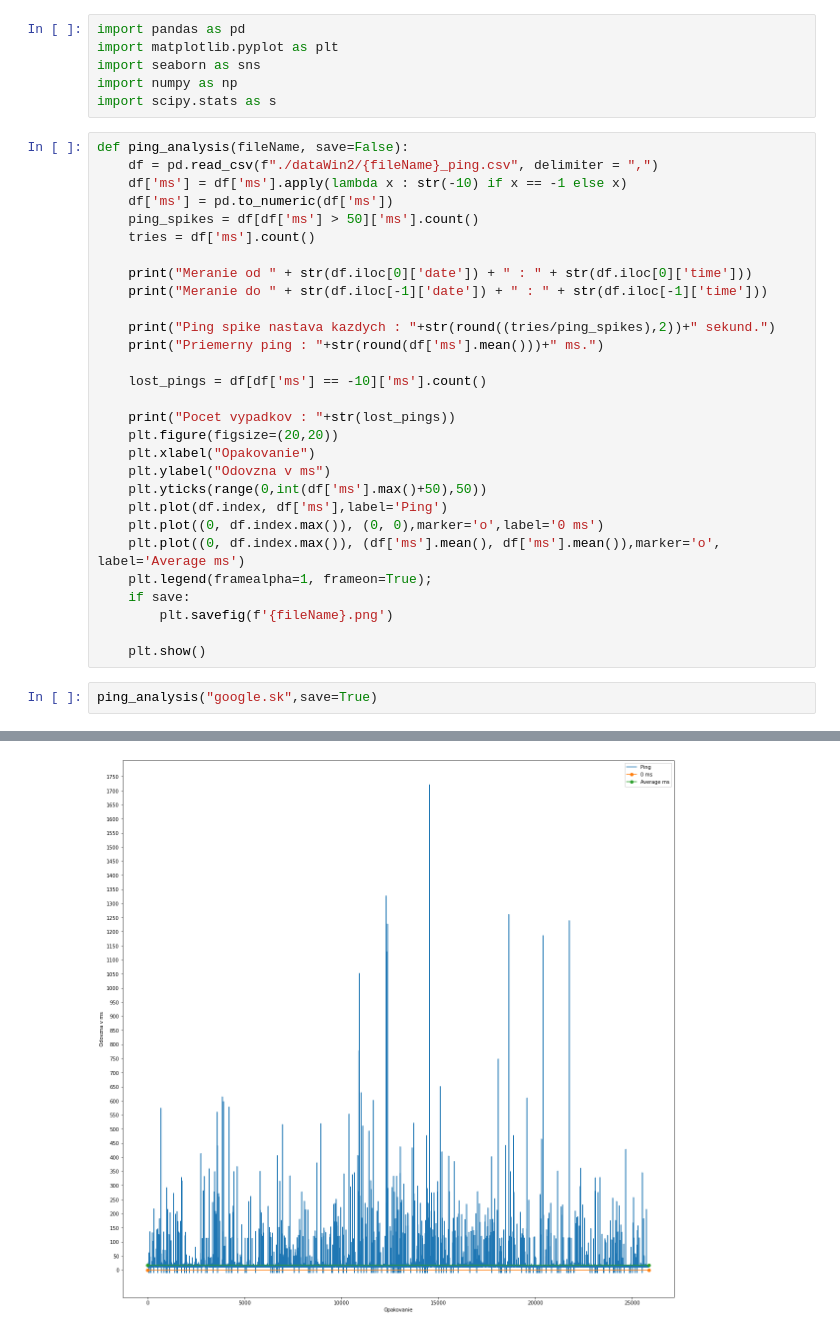
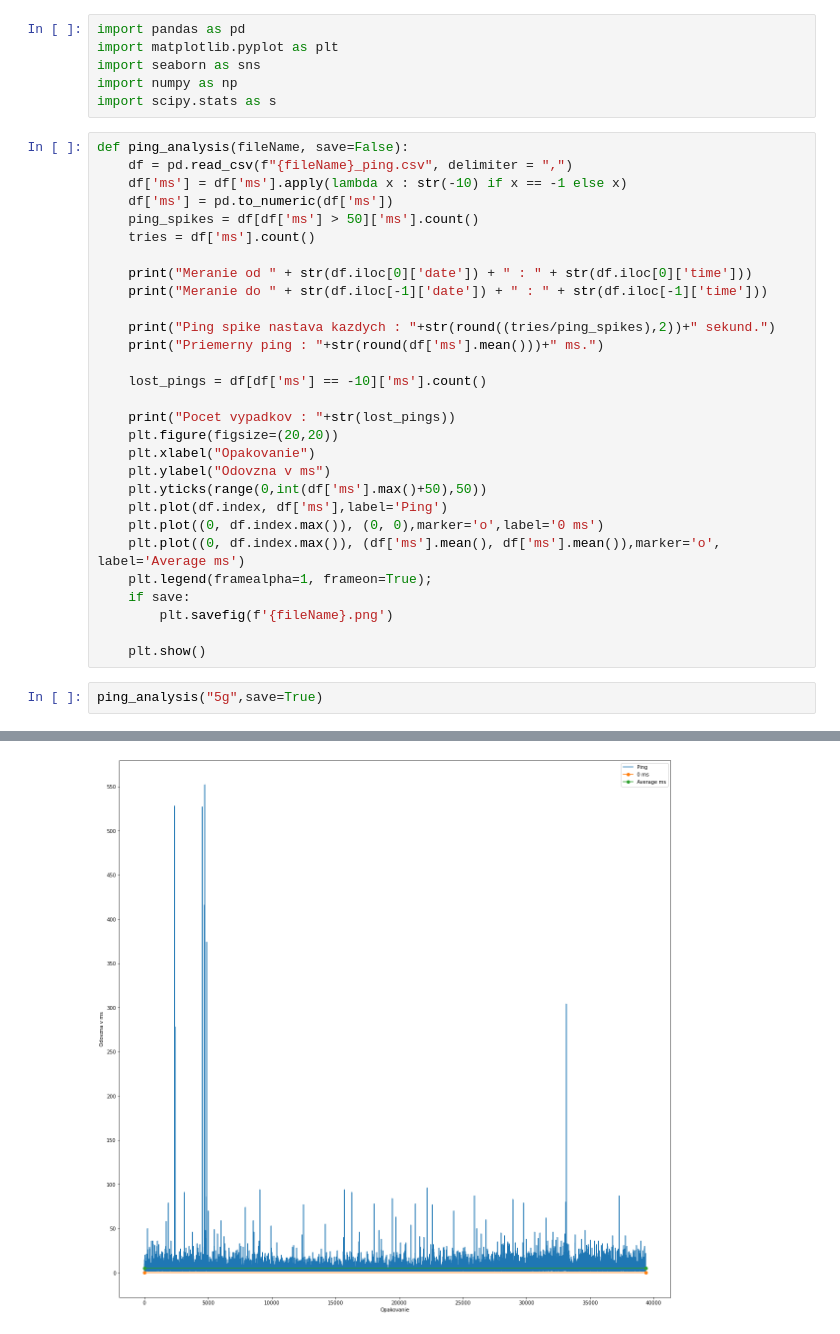
Before and after one commit to williambrach/ping-analysis, a Jupyter notebook: ping_analytics.ipynb, the cells around one changed output, grey strips where cells are left out. Cells and saved outputs as stored; diff of their text form.

```diff
--- a/ping_analytics.ipynb
+++ b/ping_analytics.ipynb
@@ -6,7 +6,7 @@ import numpy as np
 import scipy.stats as s
 # %%
 def ping_analysis(fileName, save=False):
-    df = pd.read_csv(f"./dataWin2/{fileName}_ping.csv", delimiter = ",")
+    df = pd.read_csv(f"{fileName}_ping.csv", delimiter = ",")
     df['ms'] = df['ms'].apply(lambda x : str(-10) if x == -1 else x)
     df['ms'] = pd.to_numeric(df['ms'])
     ping_spikes = df[df['ms'] > 50]['ms'].count()
@@ -34,5 +34,5 @@ def ping_analysis(fileName, save=False):
 
     plt.show()
 # %%
-ping_analysis("google.sk",save=True)
+ping_analysis("5g",save=True)
 # %% [output]
@@ -44,2 +44,2 @@ Pocet vypadkov : 163
-[figure, old version]
+[figure, new version]
 # %%
```
Also changed, not shown: parts of 3 cells of this notebook, 16 other files.
